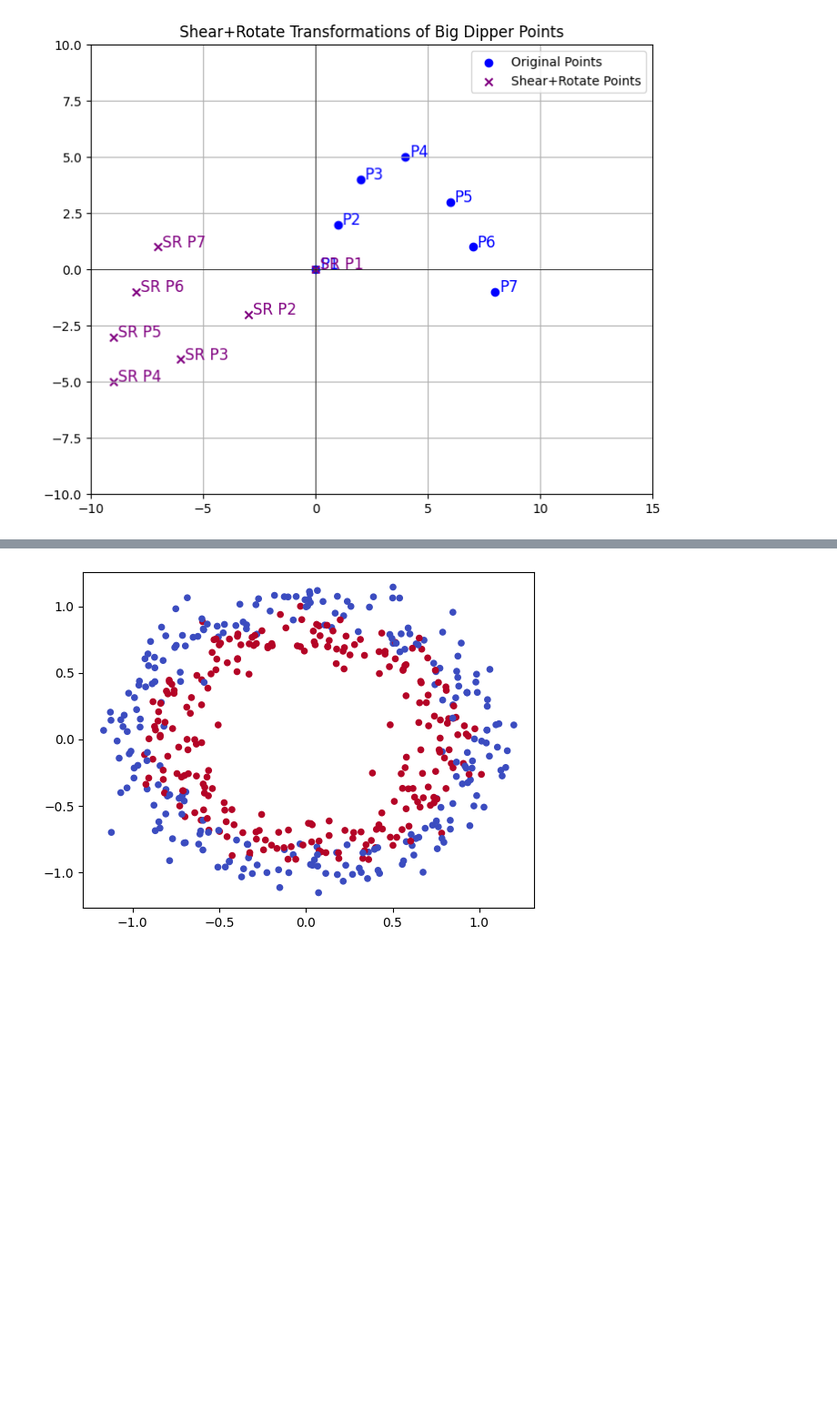
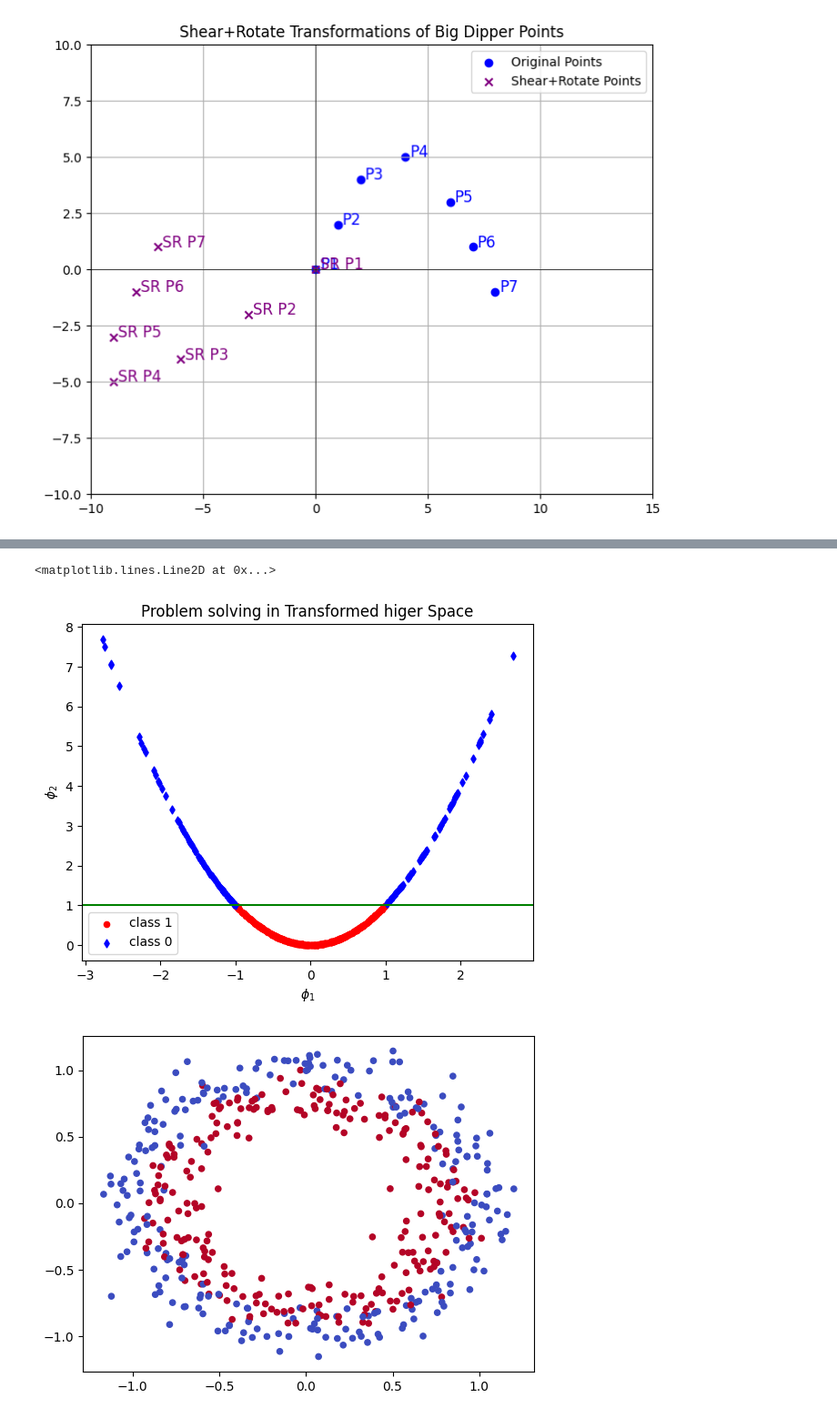
Before and after one commit to ancestor9/24_fall_textmining_NLP, a Jupyter notebook: Ch_06_차원의_축소.ipynb, the cells around one changed output, grey strips where cells are left out. Shown at 91% size. Cells and saved outputs as stored; diff of their text form; code cells hidden in the pictures; blank space fills up the shorter version.

```diff
--- a/Ch_06_차원의_축소.ipynb
+++ b/Ch_06_차원의_축소.ipynb
@@ -156,3 +184,12 @@ plt.show()
+# %%
+plt.scatter(X_pos, y=X_pos**2, c='r', marker='o', label='class 1', s=20)
+plt.scatter(X_neg, y=X_neg**2, c='b', marker='d', label='class 0', s=20)
+plt.legend(); plt.xlabel(r'$\phi_1$'); plt.ylabel(r'$\phi_2$')
+plt.title('Problem solving in Transformed higer Space')
+plt.axhline(y= tr, color='g', linestyle='-')
+# %% [output]
+<matplotlib.lines.Line2D at 0x...>
+[figure, added]
 # %%
 from sklearn.datasets import make_circles
 X, y = make_circles(n_samples=500, random_state=11, noise=0.1)
```
Also changed, not shown: parts of 27 cells of this notebook.
